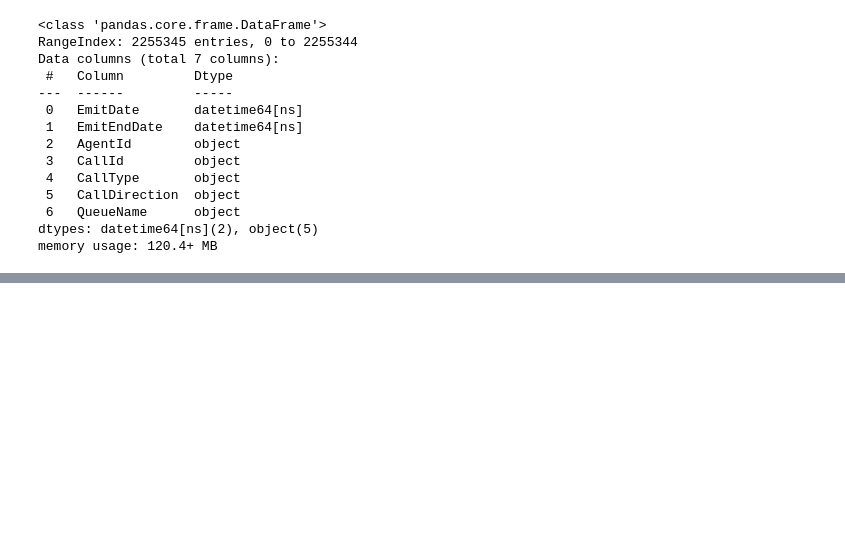
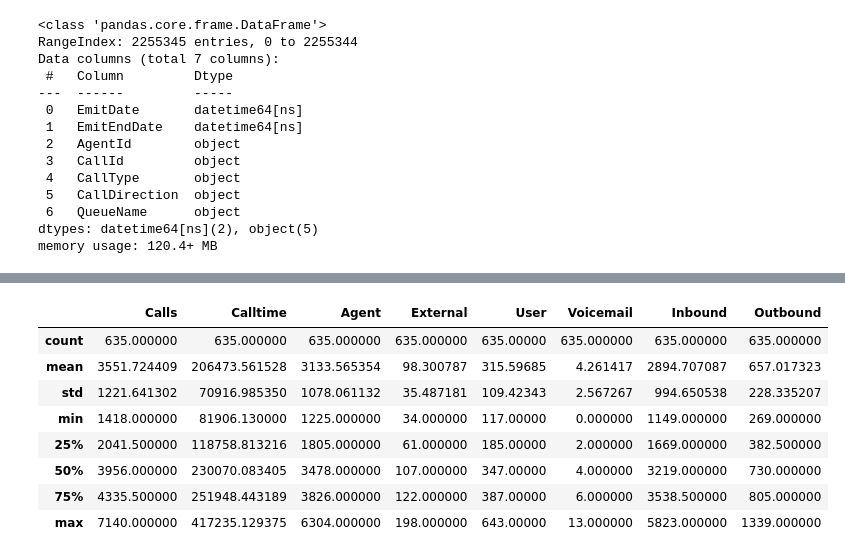
Before and after one commit to nieweglp/call-center-forecast, a Jupyter notebook: call-center/notebooks/eda.ipynb, the cells around one changed output, grey strips where cells are left out. Saved outputs shown, nothing was run; the diff lists cells and outputs as text; code cells hidden in the pictures; blank space fills up the shorter version.

```diff
--- a/call-center/notebooks/eda.ipynb
+++ b/call-center/notebooks/eda.ipynb
@@ -117,0 +151,12 @@ plt.plot(df_agg["Date"], df_agg["Calls"]);
+# %%
+df_agg.describe()
+# %% [output]
+|  | Calls | Calltime | Agent | External | User | Voicemail | Inbound | Outbound |
+| count | 635.000000 | 635.000000 | 635.000000 | 635.000000 | 635.00000 | 635.000000 | 635.000000 | 635.000000 |
+| mean | 3551.724409 | 206473.561528 | 3133.565354 | 98.300787 | 315.59685 | 4.261417 | 2894.707087 | 657.017323 |
+| std | 1221.641302 | 70916.985350 | 1078.061132 | 35.487181 | 109.42343 | 2.567267 | 994.650538 | 228.335207 |
+| min | 1418.000000 | 81906.130000 | 1225.000000 | 34.000000 | 117.00000 | 0.000000 | 1149.000000 | 269.000000 |
+| 25% | 2041.500000 | 118758.813216 | 1805.000000 | 61.000000 | 185.00000 | 2.000000 | 1669.000000 | 382.500000 |
+| 50% | 3956.000000 | 230070.083405 | 3478.000000 | 107.000000 | 347.00000 | 4.000000 | 3219.000000 | 730.000000 |
+| 75% | 4335.500000 | 251948.443189 | 3826.000000 | 122.000000 | 387.00000 | 6.000000 | 3538.500000 | 805.000000 |
+| max | 7140.000000 | 417235.129375 | 6304.000000 | 198.000000 | 643.00000 | 13.000000 | 5823.000000 | 1339.000000 |
```
Also changed, not shown: parts of 48 cells of this notebook, 12 other files.
